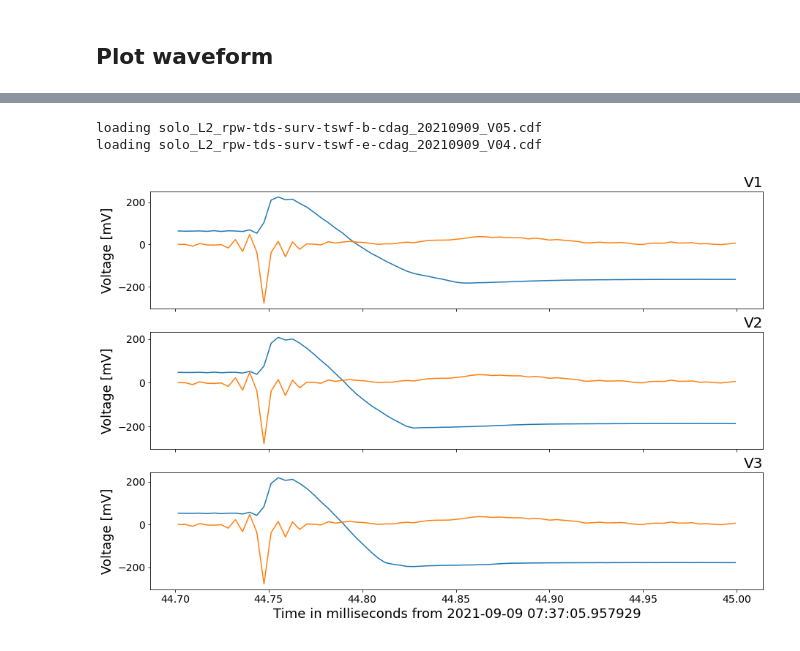
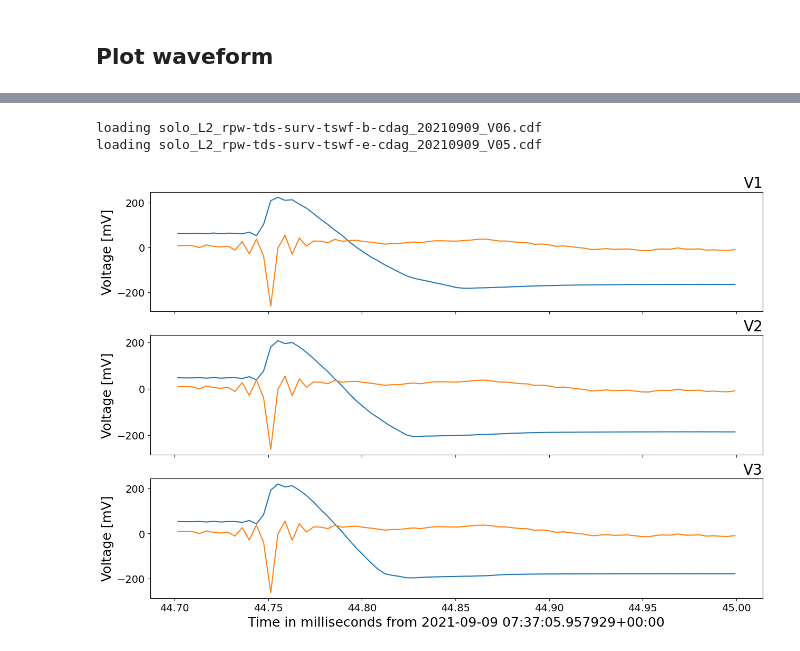
Before and after one commit to david-pisa/TDS_jupyter, a Jupyter notebook: RPW_TDS_data_tutorial_20241018_DUSTY.ipynb, the cells around one changed output, grey strips where cells are left out. Drawn from its saved outputs; the diff is of its cells as text; code cells hidden in the pictures.

```diff
--- a/RPW_TDS_data_tutorial_20241018_DUSTY.ipynb
+++ b/RPW_TDS_data_tutorial_20241018_DUSTY.ipynb
@@ -201,10 +201,10 @@ loading solo_L2_rpw-tds-surv-tswf-e-cdag_20230321_V04.cdf
     Plot waveform
 """
 # find TSWF records with DUST label, i.e. DOWNLINK_INFO[1] == 2
-ind = np.asarray(tswf['DOWNLINK_INFO'][:,1] == 2).nonzero()[0]
+ind = np.asarray(tswf['DOWNLINK_REASON'][:] == 2).nonzero()[0]
 rec = ind[2]
 t0 = cdflib.epochs.CDFepoch.to_datetime(tswf['Epoch'][rec])[0]
-t0 = datetime.datetime.utcfromtimestamp(t0.astype(int) * 1e-9)
+t0 = datetime.datetime.fromtimestamp(t0.astype(int) * 1e-9, datetime.UTC)
 nsamp = tswf['SAMPS_PER_CH'][rec]
 sr = tswf['SAMPLING_RATE'][rec]
 ww = get_monopole_ant(tswf, index=rec) * 1e3 # V -> mV
@@ -215,7 +215,10 @@ for i in [0, 1, 2]:
     ax = axs[i]
     ax.plot(time[idx], ww[i, idx])
     ax.set_ylabel('Voltage [mV]', fontsize=18)
-    ax.set_title(f'V{i+1}', loc='right', fontsize=20)
+    if tswf['CHANNEL_OVERFLOW'][rec,i]==1:
+        ax.set_title(f'V{i+1} saturated', color='red', loc='right', fontsize=20)
+    else:
+        ax.set_title(f'V{i+1}', loc='right', fontsize=20)
     ax.tick_params(labelsize=14)
 axs[-1].set_xlabel(f'Time in milliseconds from {t0}', fontsize=18)
 
@@ -351,37 +357,37 @@ import matplotlib.dates as mdates
 import solocdf
 
 
-f1 = 'data/rpw/L2/tds_wf_b/2021/09/solo_L2_rpw-tds-surv-tswf-b-cdag_20210909_V05.cdf'
+f1 = 'data/rpw/L2/tds_wf_b/2021/09/solo_L2_rpw-tds-surv-tswf-b-cdag_20210909_V06.cdf'
 f2 = 'data/rpw/L1/2021/09/09/solo_L1_rpw-tds-surv-tswf-cdag_20210909_V02.cdf'
 scm = solocdf.load_cdf(f1)
 tswf = tdscdf.load_data((2021,9,9), product='surv-tswf')
 
 rec = 91
 t0 = cdflib.epochs.CDFepoch.to_datetime(tswf['Epoch'][rec])[0]
-t0 = datetime.datetime.utcfromtimestamp(t0.astype(int) * 1e-9)
+t0 = datetime.datetime.fromtimestamp(t0.astype(int) * 1e-9, datetime.UTC)
 nsamp = tswf['SAMPS_PER_CH'][rec]
 sr = tswf['SAMPLING_RATE'][rec]
 tswf['WAVEFORM_DATA_VOLTAGE'] = tswf['WAVEFORM_DATA']
 ww = get_monopole_ant(tswf, index=rec) * 1e3 # V -> mV
 
 wb = scm['B'][rec+1,:]*1e3#scm['WAVEFORM_DATA'][rec, 3]
 tb = np.array(range(0, scm['SAMPS_PER_CH'][rec]) / scm['SAMPLING_RATE'][rec] * 1e3)
 idb = np.asarray((tb > 44.7) & (tb < 45.)).nonzero()[0]
 time = np.array(range(0, nsamp) / sr * 1e3) # time vector in milliseconds
 idx = np.asarray((time > 44.7) & (time < 45.)).nonzero()[0]
 fig, axs = plt.subplots(3, 1, figsize=(15, 10), sharex=True, facecolor='white')
 for i in [0, 1, 2]:
     ax = axs[i]
     ax.plot(time[idx], ww[i, idx])
     ax.plot(tb[idb], wb[idb])
     ax.set_ylabel('Voltage [mV]', fontsize=18)
     ax.set_title(f'V{i+1}', loc='right', fontsize=20)
     ax.tick_params(labelsize=14)
 
 axs[-1].set_xlabel(f'Time in milliseconds from {t0}', fontsize=18)
 
 plt.show()
 # %% [output]
-loading solo_L2_rpw-tds-surv-tswf-b-cdag_20210909_V05.cdf
-loading solo_L2_rpw-tds-surv-tswf-e-cdag_20210909_V04.cdf
+loading solo_L2_rpw-tds-surv-tswf-b-cdag_20210909_V06.cdf
+loading solo_L2_rpw-tds-surv-tswf-e-cdag_20210909_V05.cdf
-[figure, old version]
+[figure, new version]
```
Also changed, not shown: parts of 7 cells of this notebook.
